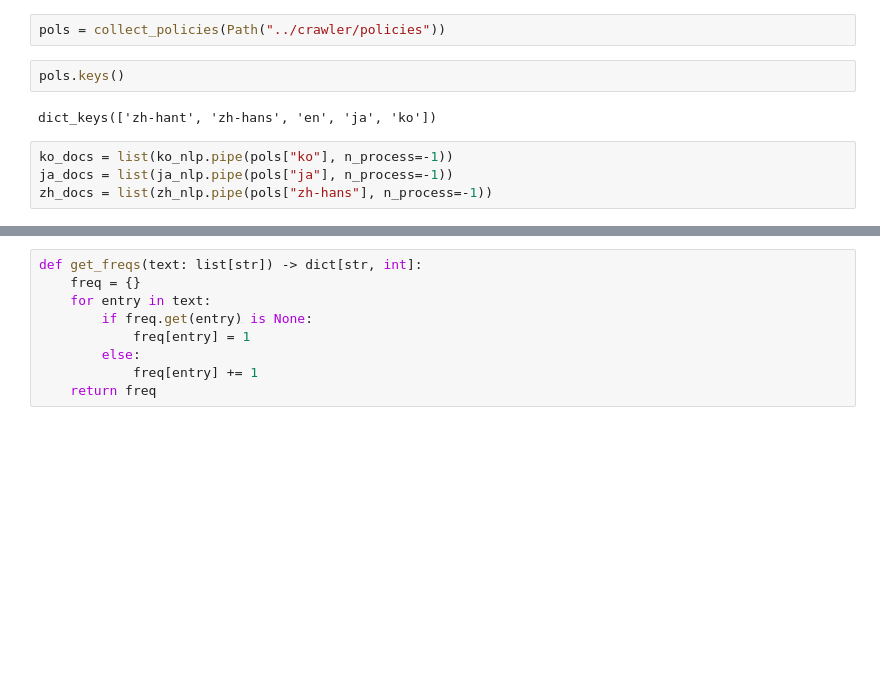
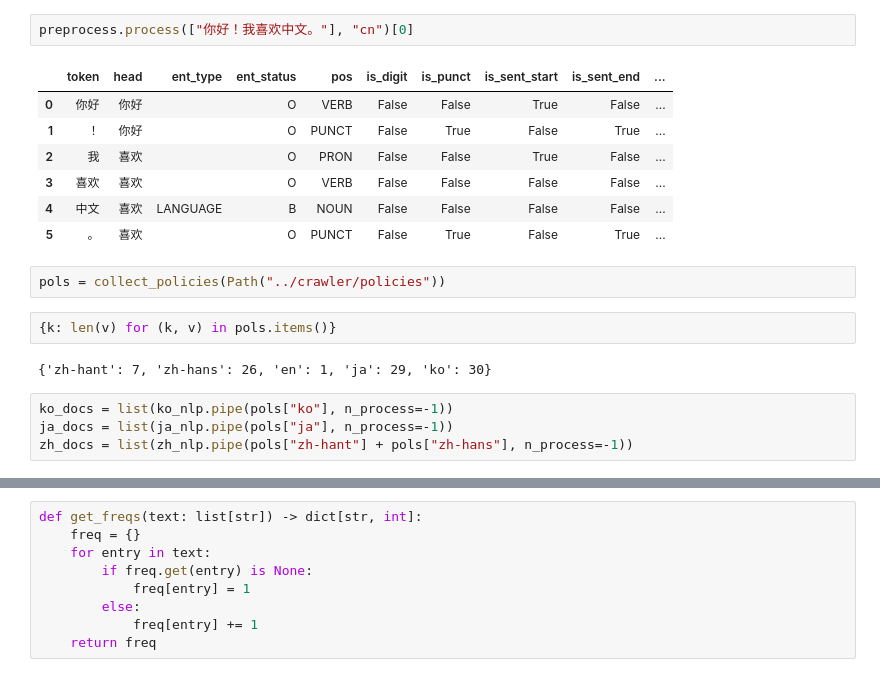
Before and after one commit to Pknakamura/MultiLangPolicyScanner_JPTokenization, a Jupyter notebook: workFolder4Jack/preprocessing.ipynb, the cells around one changed output, grey strips where cells are left out. Cells and saved outputs as stored; diff of their text form; blank space fills up the shorter version.

```diff
--- a/workFolder4Jack/preprocessing.ipynb
+++ b/workFolder4Jack/preprocessing.ipynb
@@ -40,13 +56,23 @@ def collect_policies(path: Path | str) -> dict[str, list[str]]:
         except KeyError:
             classified[lang] = []
     return classified
+# %%
+preprocess.process(["你好！我喜欢中文。"], "cn")[0]
+# %% [output]
+|  | token | head | ent_type | ent_status | pos | is_digit | is_punct | is_sent_start | is_sent_end | ... |
+| 0 | 你好 | 你好 |  | O | VERB | False | False | True | False | ... |
+| 1 | ！ | 你好 |  | O | PUNCT | False | True | False | True | ... |
+| 2 | 我 | 喜欢 |  | O | PRON | False | False | True | False | ... |
+| 3 | 喜欢 | 喜欢 |  | O | VERB | False | False | False | False | ... |
+| 4 | 中文 | 喜欢 | LANGUAGE | B | NOUN | False | False | False | False | ... |
+| 5 | 。 | 喜欢 |  | O | PUNCT | False | True | False | True | ... |
 # %%
 pols = collect_policies(Path("../crawler/policies"))
-# %%
-pols.keys()
-# %% [output]
-dict_keys(['zh-hant', 'zh-hans', 'en', 'ja', 'ko'])
+# %%
+{k: len(v) for (k, v) in pols.items()}
+# %% [output]
+{'zh-hant': 7, 'zh-hans': 26, 'en': 1, 'ja': 29, 'ko': 30}
 # %%
 ko_docs = list(ko_nlp.pipe(pols["ko"], n_process=-1))
 ja_docs = list(ja_nlp.pipe(pols["ja"], n_process=-1))
-zh_docs = list(zh_nlp.pipe(pols["zh-hans"], n_process=-1))
+zh_docs = list(zh_nlp.pipe(pols["zh-hant"] + pols["zh-hans"], n_process=-1))
```
Also changed, not shown: parts of 13 cells of this notebook, 3 other files.
